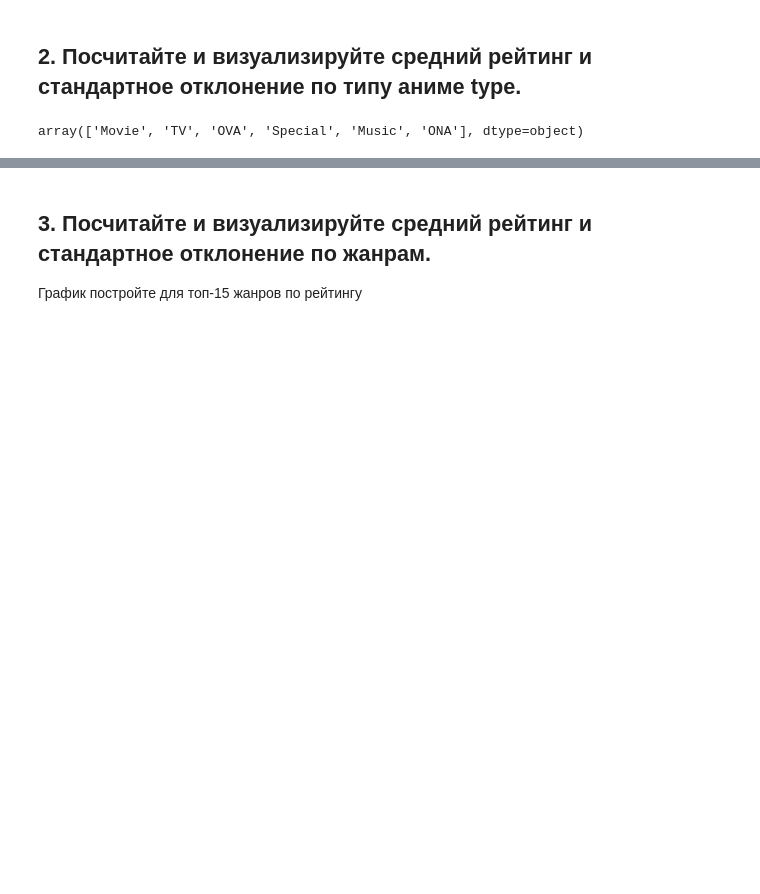
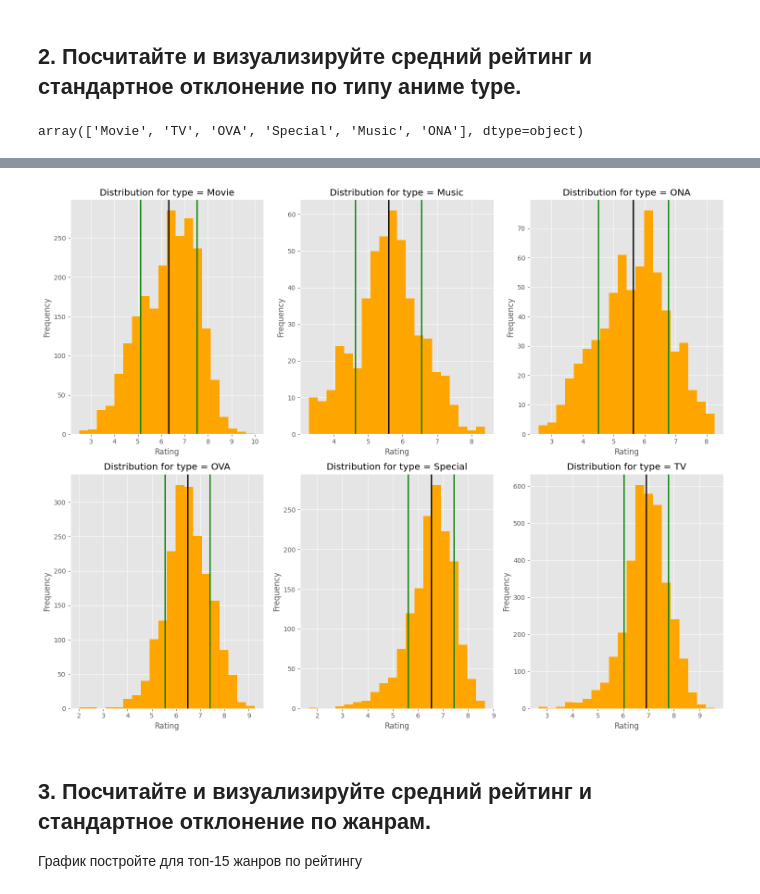
Before and after one commit to semwett0301/stat-ml-labs, a Jupyter notebook: statistic-course/math_stat_1.ipynb, the cells around one changed output, grey strips where cells are left out. Drawn from its saved outputs; the diff is of its cells as text; code cells hidden in the pictures; blank space fills up the shorter version.

```diff
--- a/statistic-course/math_stat_1.ipynb
+++ b/statistic-course/math_stat_1.ipynb
@@ -120,12 +107,0 @@ ratings
-# %%
-fig, ax = plt.subplots()
-
-df.groupby('type')['rating'].apply(lambda x: x.plot(ax=ax, kind='hist',alpha=0.5, bins=20, title=x.name))
-
-
-ax.set_title("All the distributions")
-ax.set_xlabel("Rating")
-ax.set_ylabel("Frequency")
-ax.legend()
-
-plt.show()
@@ -133,0 +108,3 @@ plt.show()
+# %%
+groups = df.dropna(subset=["rating"]).groupby('type')
+groups
@@ -134,3 +125,37 @@ plt.show()
+# %%
+def plot_rating_distribution(groups):
+    fig, axes = plt.subplots(
+        nrows=len(groups) // 3,
+        ncols=3,
+        figsize=(15, 2 * len(groups))
+    )
+
+    axes = axes.flatten()
+
+    for ax, (name, group) in zip(axes, groups):
+        group["rating"].plot(
+            kind="hist",
+            bins=20,
+            ax=ax,
+            color="orange"
+        )
+
+        ax.axvline(x=group["rating"].mean(), color="black", linestyle="-", linewidth=2)
+
+        ax.axvline(x=group["rating"].mean() - group["rating"].std(), color="green", linestyle="-", linewidth=2)
+        ax.axvline(x=group["rating"].mean() + group["rating"].std(), color="green", linestyle="-", linewidth=2)
+
+
+        ax.set_title(f"Distribution for type = {name}")
+        ax.set_xlabel("Rating")
+        ax.set_ylabel("Frequency")
+
+    plt.tight_layout()
+    plt.show()
+
+plot_rating_distribution(groups)
+# %% [output]
+[figure, added]
 # %% [markdown]
 ## 3. Посчитайте и визуализируйте средний рейтинг и стандартное отклонение по жанрам.
 График постройте для топ-15 жанров по рейтингу
```
Also changed, not shown: parts of 9 cells of this notebook, 1 other file.
